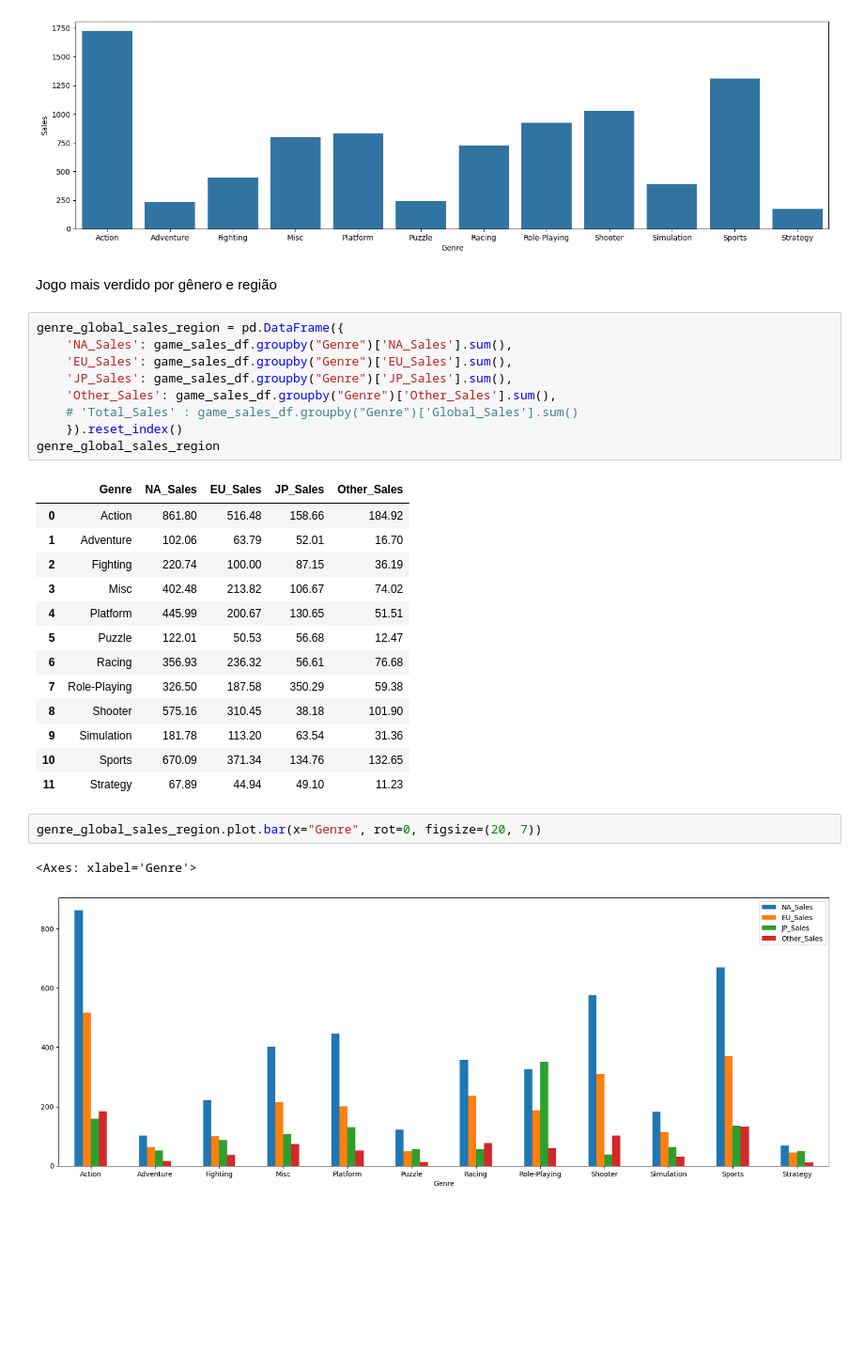
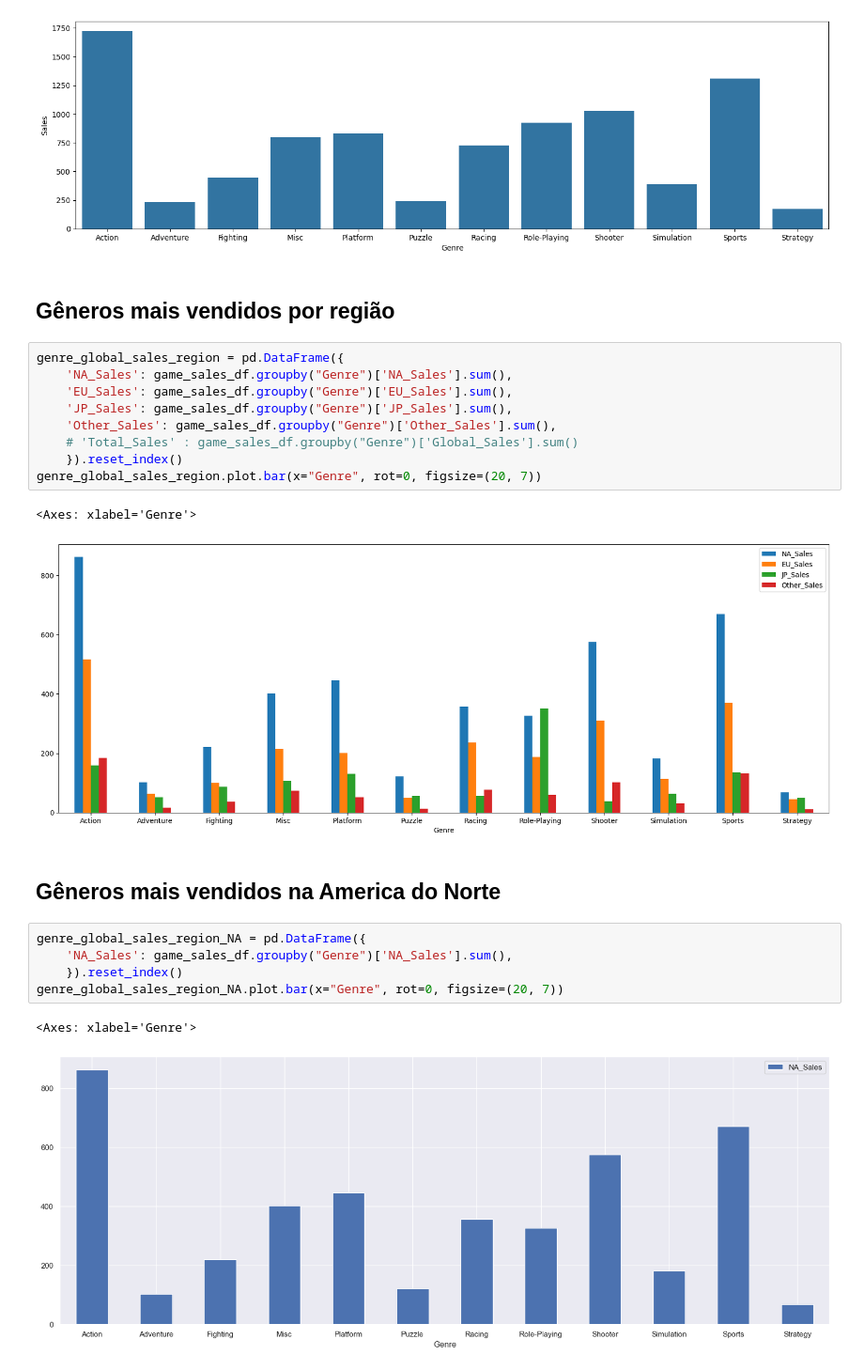
Before and after one commit to IgorJordany/AED, a Jupyter notebook: Trabalho final/main.ipynb, the cells around one changed output. Shown at 94% size. Cells and saved outputs as stored; diff of their text form; blank space fills up the shorter version.

```diff
--- a/Trabalho final/main.ipynb
+++ b/Trabalho final/main.ipynb
@@ -138,7 +138,7 @@ sns.barplot(x='Genre',y='Sales', data=genre_global_sales)
 <Axes: xlabel='Genre', ylabel='Sales'>
 [figure]
 # %% [markdown]
-Jogo mais verdido por gênero e região
+## Gêneros mais vendidos por região
 # %%
 genre_global_sales_region = pd.DataFrame({
     'NA_Sales': game_sales_df.groupby("Genre")['NA_Sales'].sum(),
@@ -147,23 +147,17 @@ genre_global_sales_region = pd.DataFrame({
     'Other_Sales': game_sales_df.groupby("Genre")['Other_Sales'].sum(),
     # 'Total_Sales' : game_sales_df.groupby("Genre")['Global_Sales'].sum()
     }).reset_index()
-genre_global_sales_region
+genre_global_sales_region.plot.bar(x="Genre", rot=0, figsize=(20, 7))
 # %% [output]
-|  | Genre | NA_Sales | EU_Sales | JP_Sales | Other_Sales |
-| 0 | Action | 861.80 | 516.48 | 158.66 | 184.92 |
-| 1 | Adventure | 102.06 | 63.79 | 52.01 | 16.70 |
-| 2 | Fighting | 220.74 | 100.00 | 87.15 | 36.19 |
-| 3 | Misc | 402.48 | 213.82 | 106.67 | 74.02 |
-| 4 | Platform | 445.99 | 200.67 | 130.65 | 51.51 |
-| 5 | Puzzle | 122.01 | 50.53 | 56.68 | 12.47 |
-| 6 | Racing | 356.93 | 236.32 | 56.61 | 76.68 |
-| 7 | Role-Playing | 326.50 | 187.58 | 350.29 | 59.38 |
-| 8 | Shooter | 575.16 | 310.45 | 38.18 | 101.90 |
-| 9 | Simulation | 181.78 | 113.20 | 63.54 | 31.36 |
-| 10 | Sports | 670.09 | 371.34 | 134.76 | 132.65 |
-| 11 | Strategy | 67.89 | 44.94 | 49.10 | 11.23 |
+<Axes: xlabel='Genre'>
+[figure, added]
+# %% [markdown]
+## Gêneros mais vendidos na America do Norte
 # %%
-genre_global_sales_region.plot.bar(x="Genre", rot=0, figsize=(20, 7))
+genre_global_sales_region_NA = pd.DataFrame({
+    'NA_Sales': game_sales_df.groupby("Genre")['NA_Sales'].sum(),
+    }).reset_index()
+genre_global_sales_region_NA.plot.bar(x="Genre", rot=0, figsize=(20, 7))
 # %% [output]
 <Axes: xlabel='Genre'>
-[figure, old version]
+[figure, new version]
```
Also changed, not shown: parts of 15 cells of this notebook.
